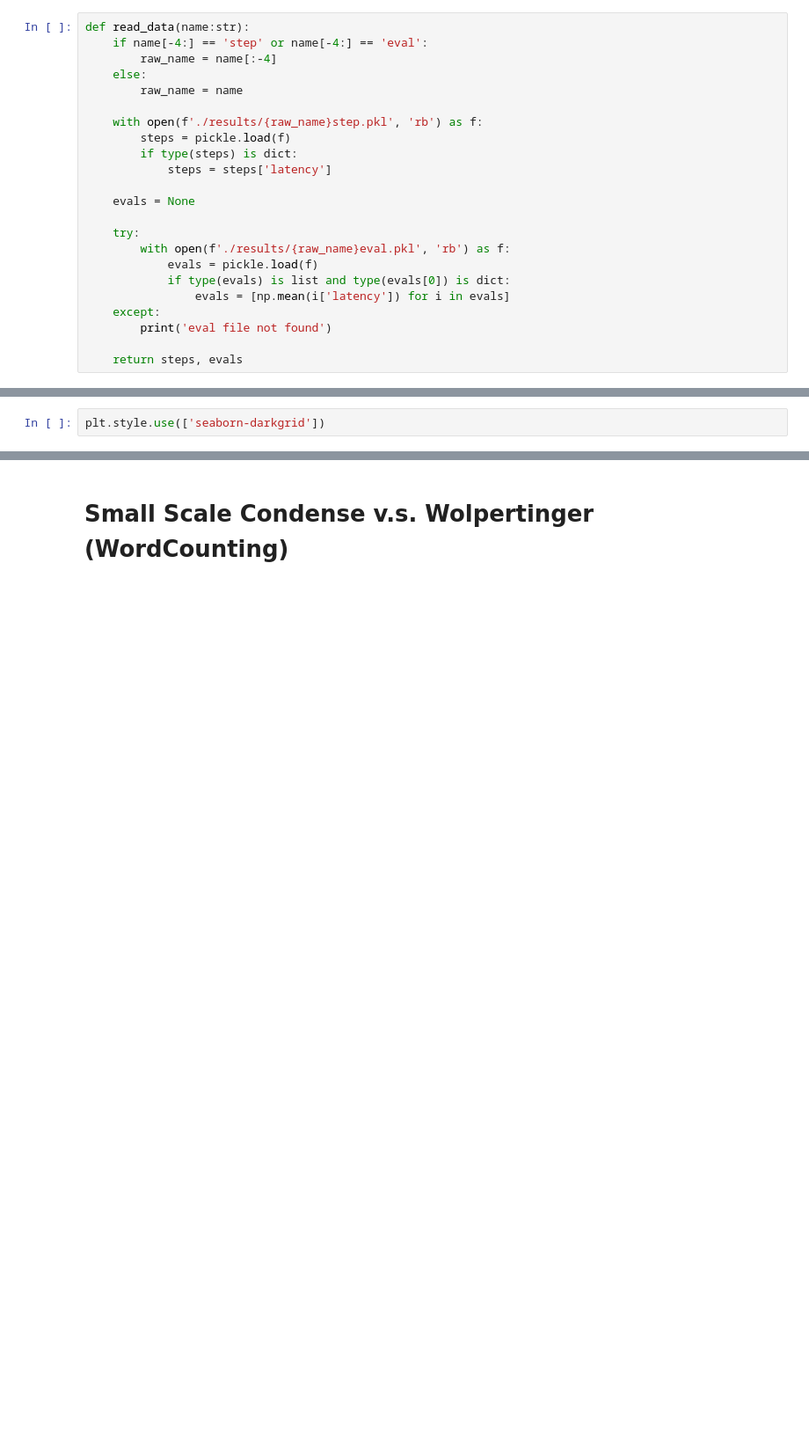
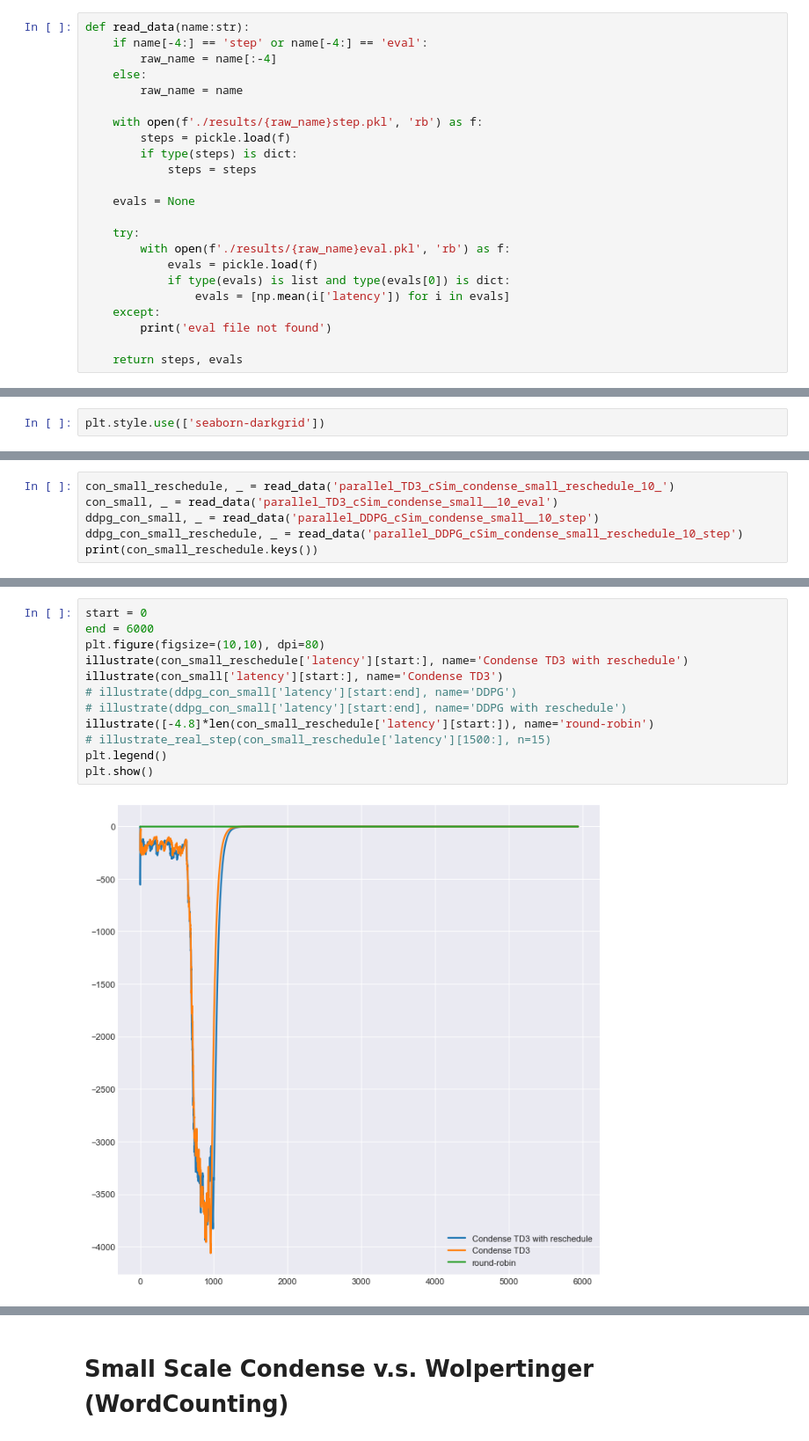
Before and after one commit to siriusctrl/Storm-auto-scheduler, a Jupyter notebook: visualise.ipynb, the cells around one changed output, grey strips where cells are left out. Shown at 88% size. Cells and saved outputs as stored; diff of their text form; blank space fills up the shorter version.

```diff
--- a/visualise.ipynb
+++ b/visualise.ipynb
@@ -13,7 +13,7 @@ def read_data(name:str):
     with open(f'./results/{raw_name}step.pkl', 'rb') as f:
         steps = pickle.load(f)
         if type(steps) is dict:
-            steps = steps['latency']
+            steps = steps
 
     evals = None
 
@@ -85,0 +157,6 @@ plt.style.use(['seaborn-darkgrid'])
+# %%
+con_small_reschedule, _ = read_data('parallel_TD3_cSim_condense_small_reschedule_10_')
+con_small, _ = read_data('parallel_TD3_cSim_condense_small__10_eval')
+ddpg_con_small, _ = read_data('parallel_DDPG_cSim_condense_small__10_step')
+ddpg_con_small_reschedule, _ = read_data('parallel_DDPG_cSim_condense_small_reschedule_10_step')
+print(con_small_reschedule.keys())
@@ -85,0 +193,14 @@ plt.style.use(['seaborn-darkgrid'])
+# %%
+start = 0
+end = 6000
+plt.figure(figsize=(10,10), dpi=80)
+illustrate(con_small_reschedule['latency'][start:], name='Condense TD3 with reschedule')
+illustrate(con_small['latency'][start:], name='Condense TD3')
+# illustrate(ddpg_con_small['latency'][start:end], name='DDPG')
+# illustrate(ddpg_con_small['latency'][start:end], name='DDPG with reschedule')
+illustrate([-4.8]*len(con_small_reschedule['latency'][start:]), name='round-robin')
+# illustrate_real_step(con_small_reschedule['latency'][1500:], n=15)
+plt.legend()
+plt.show()
+# %% [output]
+[figure, added]
```
Also changed, not shown: parts of 14 cells of this notebook, 3 other files.
